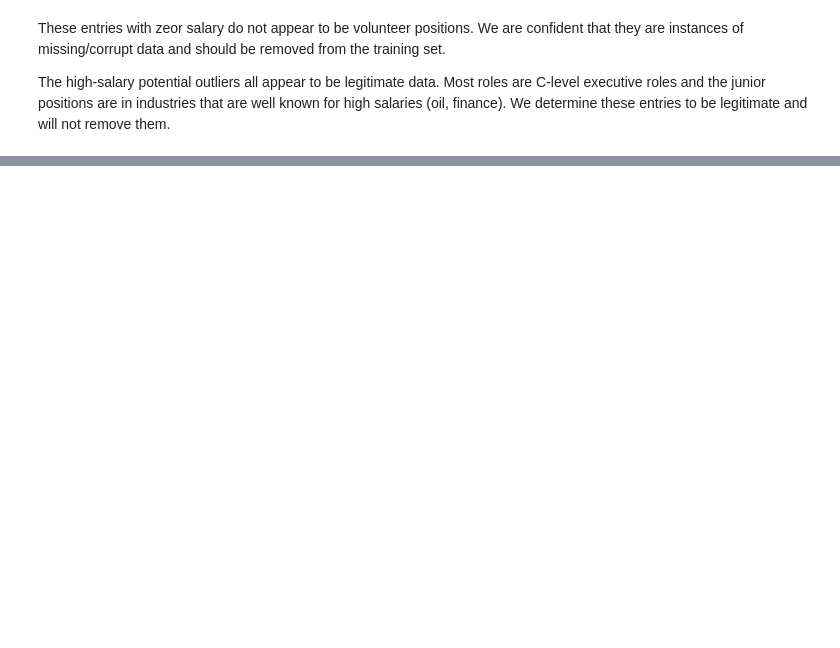
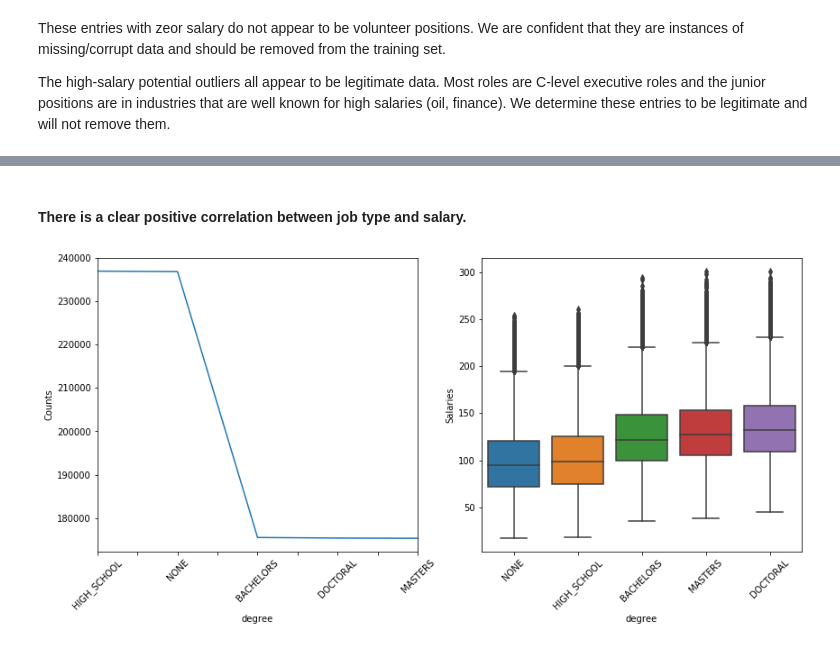
Before and after one commit to Acerunner/salary_prediction_project, a Jupyter notebook: salary_eda(template).ipynb, the cells around one changed output, grey strips where cells are left out. Saved outputs shown, nothing was run; the diff lists cells and outputs as text; code cells hidden in the pictures; blank space fills up the shorter version.

```diff
--- a/salary_eda(template).ipynb
+++ b/salary_eda(template).ipynb
@@ -298,0 +321,6 @@ def plot_feature(df, col):
+# %% [markdown]
+#### There is a clear positive correlation between job type and salary.
+# %%
+plot_feature(train_df, 'degree')
+# %% [output]
+[figure, added]
```
Also changed, not shown: parts of 22 cells of this notebook, 1 other file.
